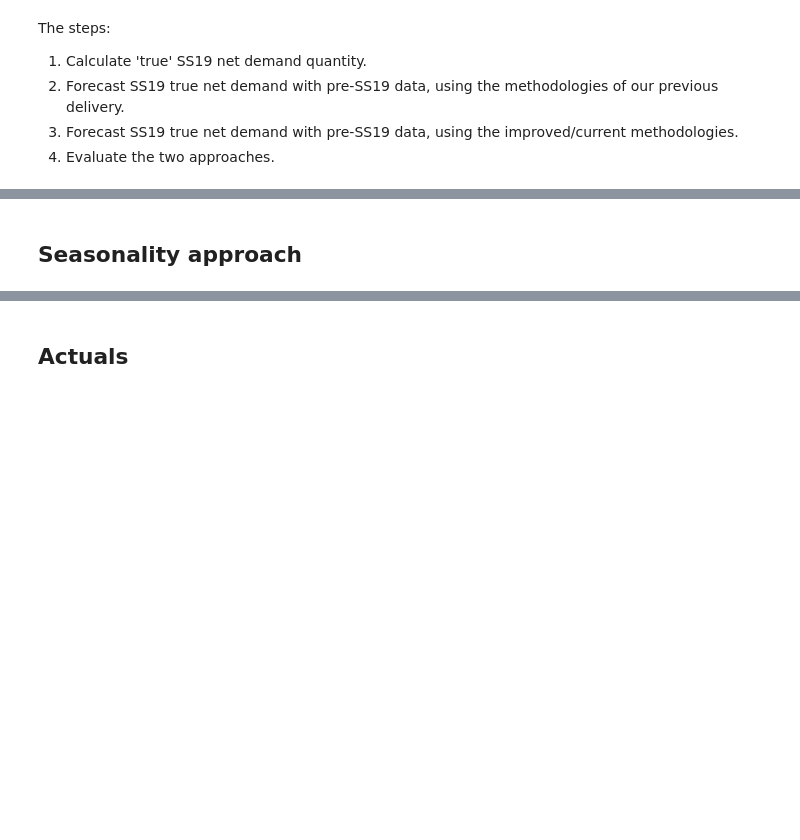
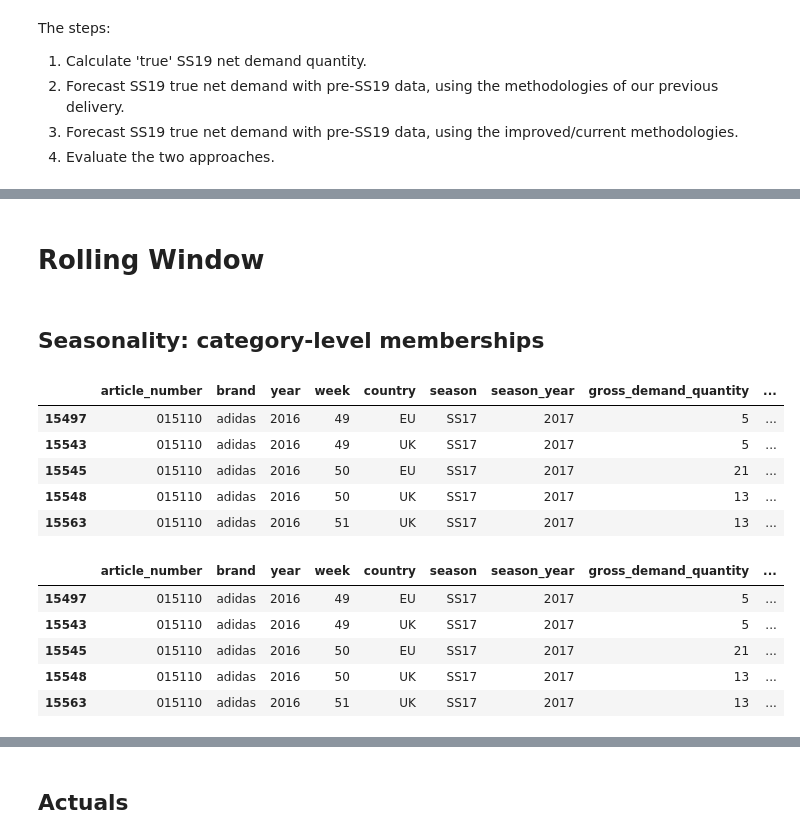
Before and after one commit to cwcomiskey/Misc, a Jupyter notebook: adidas/evaluation.ipynb, the cells around one changed output, grey strips where cells are left out. Drawn from its saved outputs; the diff is of its cells as text; code cells hidden in the pictures; blank space fills up the shorter version.

```diff
--- a/adidas/evaluation.ipynb
+++ b/adidas/evaluation.ipynb
@@ -105,17 +123,18 @@ dat = pd.merge(
 # %%
-dat['adj_net_qty'] = np.where(dat.net_qty * (1 - dat.clearance) > 0,
-                              dat.net_qty * (1 - dat.clearance),
-                              0)
+# adjust for clearance, as in original delivery
+dat_m0['adj_net_qty'] = np.where(dat_m0.net_qty * (1 - dat_m0.clearance) > 0, dat_m0.net_qty * (1 - dat_m0.clearance), 0)
 
-dat= pd.merge(
-    dat,
-    pd.DataFrame(dat[dat.buy_availability > 0.35].
-             groupby(['article_number', 'season'])['adj_net_qty'].
-             mean().
-             round(1)*26
-            ).rename(columns = {'adj_net_qty': 'adj_seas_net_qty'}).reset_index()
-)
+# remove low availability weeks, replace with avg of remaining
+dat_m0 = pd.merge(
+    dat_m0,
+    pd.DataFrame(dat_m0[dat_m0.buy_availability > 0.35].groupby(['article_number', 'season'])['adj_net_qty'].mean().round(1)*26).rename(columns = {'adj_net_qty': 'adj_seas_net_qty'}).reset_index()
+    )
 
+dat_m0['adj_seas_net_qty'] = [max(x, y) for x, y in zip(dat_m0['season_net_qty'], dat_m0['adj_seas_net_qty'])] # max of original and adjusted; prevent adjusting down!
 
+# Reduce to SS18, carryovers
+dat_m0 = dat_m0[dat_m0.season == 'SS18'][['article_number', 'season', 'adj_seas_net_qty']].drop_duplicates()
+dat_m0 = dat_m0[dat_m0.article_number.isin(carryovers)]
 
-dat['adj_seas_net_qty'] = [max(x, y) for x, y in zip(dat['season_net_qty'], dat['adj_seas_net_qty'])] # max of original and adjustment
+# Predict!!
+dat_m0['DAA_m0'] = dat_m0.adj_seas_net_qty*1.1
@@ -339,17 +343,3 @@ def GAS_est(df):
 #                                   'franchise', 'franchise_family',
 #                                   'prod_grp_desc', 'prod_type_desc']
 #                       )
-# %%
-dat = dat0.copy()
-
-dat = dat.dropna()
-dat = dat[(dat.season_net_qty > 100) & (dat.season_net_qty != 0) & (dat.season == 'SS18')]
-
-# For constructing seasonality reference by product_type
-# ref_dat = ref_dat0.copy()
-# ref_dat = ref_dat.drop_duplicates()[['article_no', 'prod_type_desc', 'model_no', 'art_desc', 'key_cat_desc', 'sports_cat_desc', 'rmh_cat_desc', 'franchise', 'franchise_family', 'prod_grp_desc']]
-# dat = pd.merge(dat, ref_dat, left_on='article_number', right_on='article_no', how = 'left')
-
-dat = dat[dat.article_number.isin(carryovers)]
-dat = dat[['article_number', 'year', 'week', 'country', 'season', 'net_qty', 'clearance', 'season_net_qty', 'buy_availability']]
-dat = dat.sort_values(['article_number', 'country', 'year', 'week'])
@@ -398,0 +389,2 @@ mothership
+# %% [markdown]
+# Rolling Window
@@ -399,9 +422,25 @@ mothership
 # %% [markdown]
-## Seasonality approach
+## Seasonality: category-level memberships
 # %%
 # dat0 = pd.read_csv('data/ch4k_df_eu.csv')
 # ref_dat0 = pd.read_csv('data/Article reference data.csv', low_memory = False, error_bad_lines = False,
 #                        usecols = ['article_no', 'model_no', 'art_desc', 'sports_cat_desc', 'rmh_cat_desc',
 #                                   'franchise', 'gender_desc', 'age_group_desc', 'prod_grp_desc', 'prod_type_desc'])
+# %%
+dat.head()
+seasonality_dat.head()
+# %% [output]
+|  | article_number | brand | year | week | country | season | season_year | gross_demand_quantity | ... |
+| 15497 | 015110 | adidas | 2016 | 49 | EU | SS17 | 2017 | 5 | ... |
+| 15543 | 015110 | adidas | 2016 | 49 | UK | SS17 | 2017 | 5 | ... |
+| 15545 | 015110 | adidas | 2016 | 50 | EU | SS17 | 2017 | 21 | ... |
+| 15548 | 015110 | adidas | 2016 | 50 | UK | SS17 | 2017 | 13 | ... |
+| 15563 | 015110 | adidas | 2016 | 51 | UK | SS17 | 2017 | 13 | ... |
+|  | article_number | brand | year | week | country | season | season_year | gross_demand_quantity | ... |
+| 15497 | 015110 | adidas | 2016 | 49 | EU | SS17 | 2017 | 5 | ... |
+| 15543 | 015110 | adidas | 2016 | 49 | UK | SS17 | 2017 | 5 | ... |
+| 15545 | 015110 | adidas | 2016 | 50 | EU | SS17 | 2017 | 21 | ... |
+| 15548 | 015110 | adidas | 2016 | 50 | UK | SS17 | 2017 | 13 | ... |
+| 15563 | 015110 | adidas | 2016 | 51 | UK | SS17 | 2017 | 13 | ... |
 # %%
 dat = dat0.copy()
```
Also changed, not shown: parts of 80 cells of this notebook, 17 other files.
